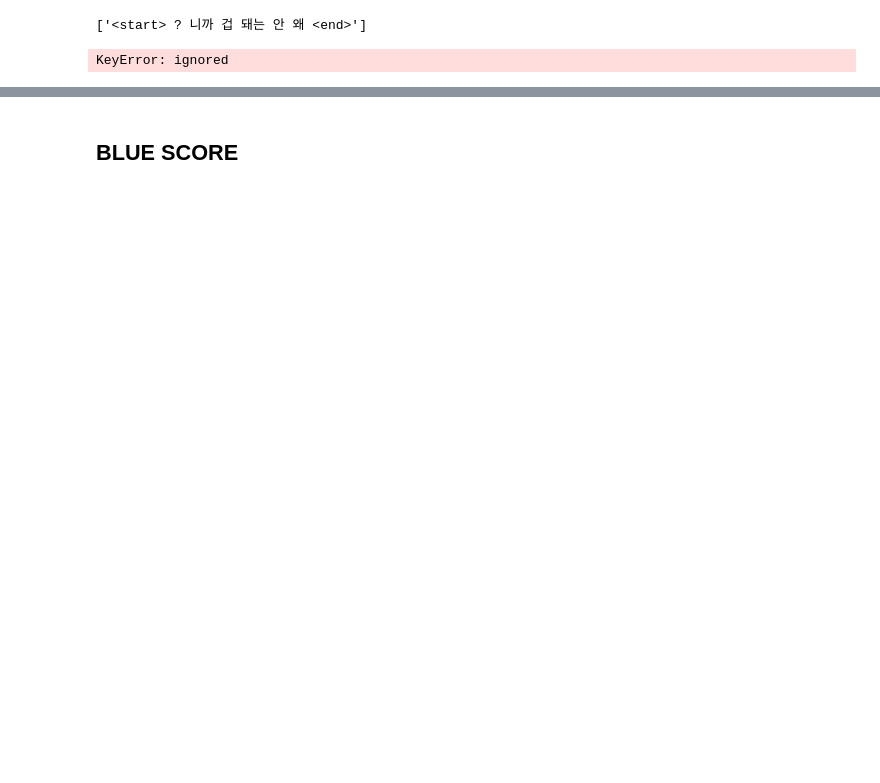
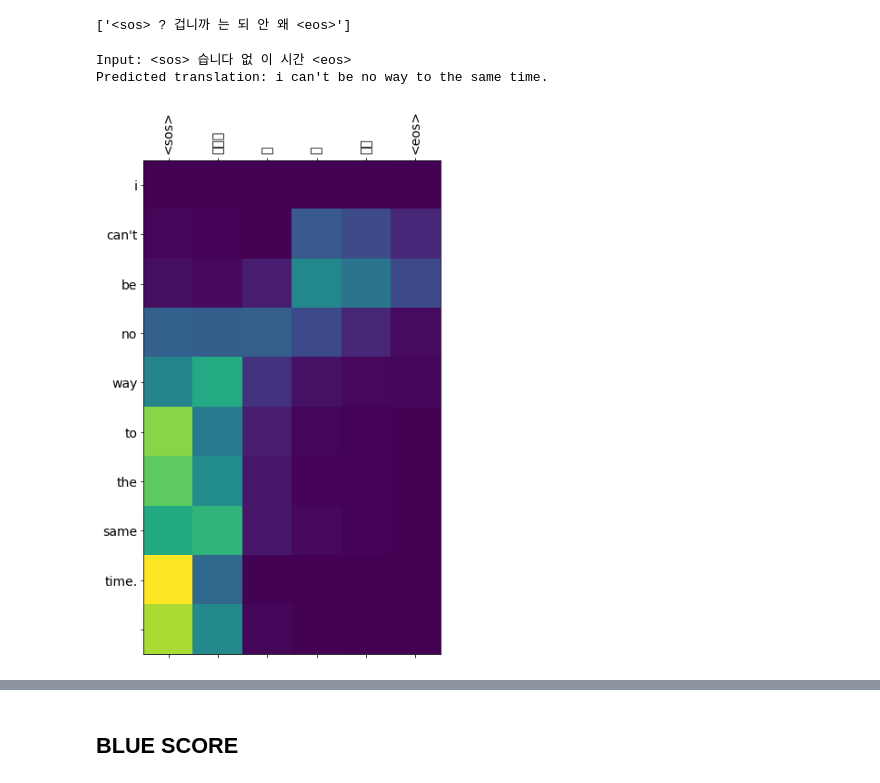
Before and after one commit to Changyoon-Lee/seq2seq_project, a Jupyter notebook: seq2seq(TENSOR).ipynb, the cells around one changed output, grey strips where cells are left out. Saved outputs shown, nothing was run; the diff lists cells and outputs as text; code cells hidden in the pictures; blank space fills up the shorter version.

```diff
--- a/seq2seq(TENSOR).ipynb
+++ b/seq2seq(TENSOR).ipynb
@@ -310,7 +351,7 @@ def train_step(inp, targ, enc_hidden):
 
     dec_hidden = enc_hidden
 
-    dec_input = tf.expand_dims([targ_lang.word_index['<start>']] * BATCH_SIZE, 1)
+    dec_input = tf.expand_dims([targ_lang.word_index['<sos>']] * BATCH_SIZE, 1)
 
     # Teacher forcing - feeding the target as the next input
     for t in range(1, targ.shape[1]):
@@ -318,7 +359,6 @@ def train_step(inp, targ, enc_hidden):
       predictions, dec_hidden, _ = decoder(dec_input, dec_hidden, enc_output)
 
       loss += loss_function(targ[:, t], predictions)
-
       # using teacher forcing
       dec_input = tf.expand_dims(targ[:, t], 1)
 
@@ -331,14 +371,35 @@ def train_step(inp, targ, enc_hidden):
   optimizer.apply_gradients(zip(gradients, variables))
 
   return batch_loss
+# %%
+def test_step(inp, targ, enc_hidden):
+  loss = 0
+
+  enc_out, enc_hidden = encoder(inp, enc_hidden)
+
+  dec_hidden = enc_hidden
+  dec_input = tf.expand_dims([targ_lang.word_index['<sos>']] * BATCH_SIZE, 0)
+
+  for t in range(max_length_targ):
+    predictions, dec_hidden, attention_weights = decoder(dec_input, dec_hidden, enc_out)
+    loss += loss_function(targ[:, t], predictions)
+    # storing the attention weights to plot later on
+    dec_input = df.expand_dims(targ[:, t], 1)
+
+  batch_loss = (loss / int(targ.shape[1]))
+
+  return batch_loss
 # %%
-EPOCHS = 6
+from tqdm import tqdm
 
-for epoch in range(EPOCHS):
+EPOCHS = 10
+
+for epoch in tqdm(range(EPOCHS)):
   start = time.time()
 
   enc_hidden = encoder.initialize_hidden_state()
   total_loss = 0
+  val_loss = 0
 
   for (batch, (inp, targ)) in enumerate(dataset.take(steps_per_epoch)):
     batch_loss = train_step(inp, targ, enc_hidden)
@@ -348,11 +409,17 @@ for epoch in range(EPOCHS):
       print('Epoch {} Batch {} Loss {:.4f}'.format(epoch + 1,
                                                    batch,
                                                    batch_loss.numpy()))
+  enc_hidden = encoder.initialize_hidden_state()
+  for inp, targ in val_dataset.take(steps_per_epoch):
+     batch_val_loss = test_step(inp, targ, enc_hidden)
+     val_loss += batch_val_loss
+
+
   # saving (checkpoint) the model every 2 epochs
   if (epoch + 1) % 2 == 0:
     checkpoint.save(file_prefix = checkpoint_prefix)
 
-  print('Epoch {} Loss {:.4f}'.format(epoch + 1,
-                                      total_loss / steps_per_epoch))
+  print('Epoch {} Loss {:.4f} val_los {:.4f}'.format(epoch + 1,
+                                      total_loss / steps_per_epoch, val_loss))
   print('Time taken for 1 epoch {} sec\n'.format(time.time() - start))
 # %% [output]
@@ -376,7 +431,7 @@ Time taken for 1 epoch 576.0232610702515 sec
 # %%
-preprocess_sentences_kor(['왜 안돼는 겁니까?'])
+preprocess_sentences_kor(['왜 안되는 겁니까?'])
 # %% [output]
-['<start> ? 니까 겁 돼는 안 왜 <end>']
+['<sos> ? 겁니까 는 되 안 왜 <eos>']
 # %%
 def evaluate(sentence):
   attention_plot = np.zeros((max_length_targ, max_length_inp))
@@ -394,7 +449,7 @@ def evaluate(sentence):
   enc_out, enc_hidden = encoder(inputs, hidden)
 
   dec_hidden = enc_hidden
-  dec_input = tf.expand_dims([targ_lang.word_index['<start>']], 0)
+  dec_input = tf.expand_dims([targ_lang.word_index['<sos>']], 0)
 
   for t in range(max_length_targ):
     predictions, dec_hidden, attention_weights = decoder(dec_input,
@@ -407,7 +462,7 @@ def evaluate(sentence):
 
     predicted_id = tf.argmax(predictions[0]).numpy()
 
-    if targ_lang.index_word[predicted_id] == '<end>':
+    if targ_lang.index_word[predicted_id] == '<eos>':
       return result, sentence, attention_plot
     result += targ_lang.index_word[predicted_id] + ' '
 
@@ -442,10 +497,12 @@ def translate(sentence):
 
   attention_plot = attention_plot[:len(result.split(' ')), :len(sentence.split(' '))]
   plot_attention(attention_plot, sentence.split(' '), result.split(' '))
-# %%
-translate('hi')
-# %% [output]
-KeyError: ignored
+# %%
+translate(['시간이 없습니다'])
+# %% [output]
+Input: <sos> 습니다 없 이 시간 <eos>
+Predicted translation: i can't be no way to the same time.
+[figure, added]
 # %%
 checkpoint.restore(tf.train.latest_checkpoint(checkpoint_dir))
 # %% [output]
```
Also changed, not shown: parts of 46 cells of this notebook.
